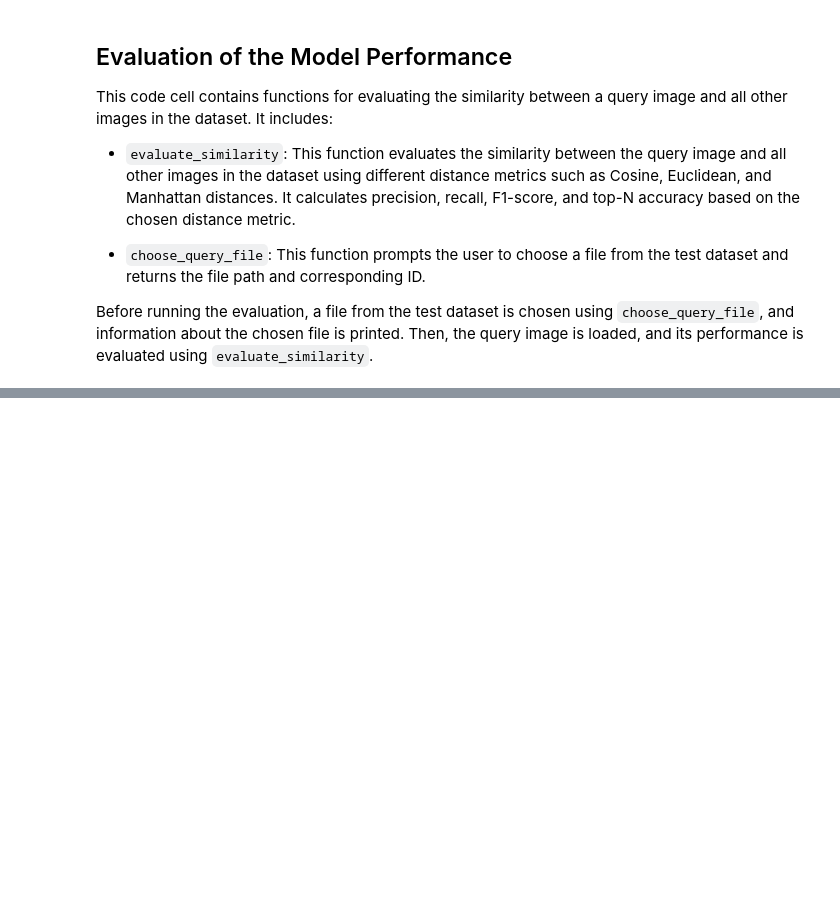
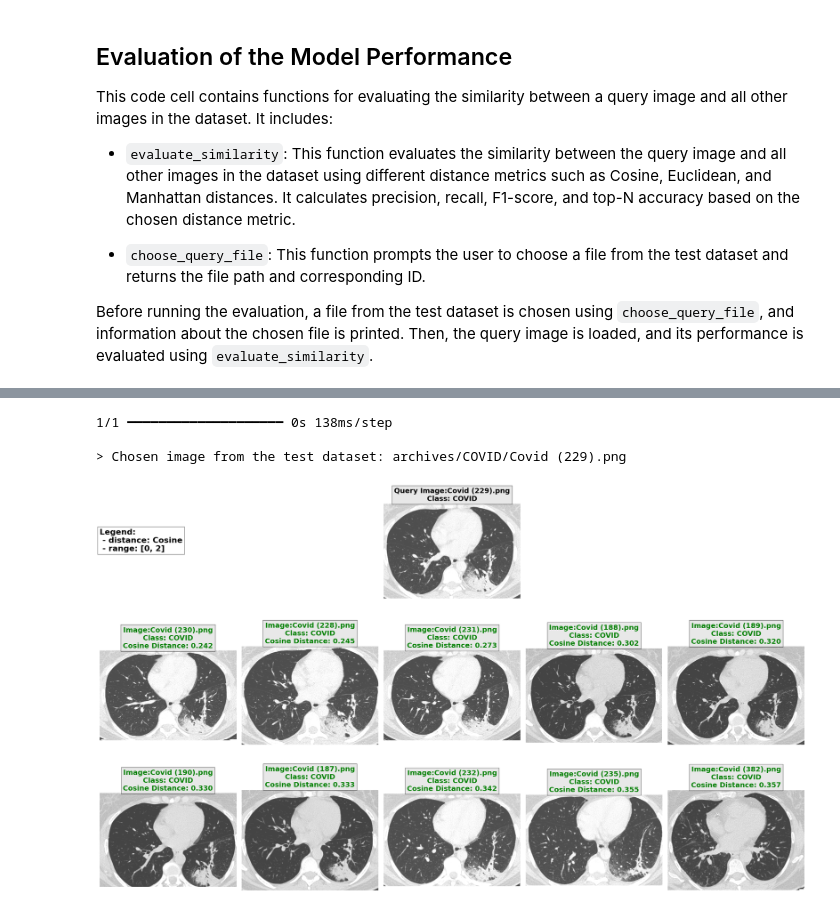
Before and after one commit to Sabaudian/Information_Retrieval_Project, a Jupyter notebook: ir_covid19_search_engine.ipynb, the cells around one changed output, grey strips where cells are left out. Cells and saved outputs as stored; diff of their text form; code cells hidden in the pictures; blank space fills up the shorter version.

Commit message:
ResNet50 model implementation and Refactoring

```diff
--- a/ir_covid19_search_engine.ipynb
+++ b/ir_covid19_search_engine.ipynb
@@ -61,6 +62,8 @@ DATAFRAME_PATH = os.path.join(DATA_PATH, "chest_ct_scan_table.csv")  # Path to t
 TRAIN_DATA_PATH = os.path.join(DATA_PATH, "train_data.csv")  # Path to train data
 TEST_DATA_PATH = os.path.join(DATA_PATH, "test_data.csv")  # Path to test data
 VGG16_FEATURES_PATH = os.path.join(DATA_PATH, "VGG16_extracted_feature.json")  # PAth to VGG16 extracted features
+RESNET50_FEATURES_PATH = os.path.join(DATA_PATH, "ResNet50_extracted_feature.json")  # PAth to VGG16 extracted features
+
 
 # DATA, KERAS AND SIMILAR
 CLASSES = ["COVID", "non-COVID"]
@@ -570,6 +588,14 @@ def find_similar_images(features_of_query: np.array, all_features: np.array, dis
         distance_func = manhattan_distances
     else:
         raise ValueError("Invalid distance metric. Please choose 'Cosine', 'Euclidean', 'Manhattan'.")
+
+    # Reshape or flatten the query features
+    if len(features_of_query.shape) > 2:
+        features_of_query = features_of_query.flatten()
+
+    # Reshape or flatten all features
+    if len(all_features.shape) > 2:
+        all_features = all_features.reshape(all_features.shape[0], -1)
 
     # Calculate distances between the query image features and all other images
     distances = distance_func(X=features_of_query.reshape(1, -1), Y=all_features)
@@ -877,0 +967,42 @@ evaluate_similarity(query_img_features=query, query_img_id=chosen_id, all_featur
+# %%
+# ResNet50 model
+resnet50_model = ResNet50Net()
+
+# Extracting features from dataset
+resnet50_features = extract_feature_from_data(input_model=resnet50_model, path_to_data=TRAIN_DATA_PATH)
+# %%
+## ************************************ RESNET50 - FROM QUERY FIND SIMILAR ********************************** ##
+
+# Load the features data from the JSON file
+resnet50_features_dataframe = pd.read_json(path_or_buf=RESNET50_FEATURES_PATH)
+
+# Choose a file from the test dataset
+resnet50_chosen_file_path, resnet50_chosen_id, resnet50_distance = choose_query_file_and_distance(query_dataset=test_data)
+
+# Load the query image
+resnet50_query_features = resnet50_model.loading_images(path_to_data=resnet50_chosen_file_path)
+resnet50_query_features = resnet50_model.model.predict(x=resnet50_query_features)[0]
+resnet50_query_features = resnet50_query_features / np.linalg.norm(x=resnet50_query_features)
+
+# Separate features and labels
+resnet50_all_features = np.array(resnet50_features_dataframe["features"].to_list())
+
+# Calculate cosine distances and find similar images
+resnet50_similar_indices, resnet50_similar_distances, resnet50_function = find_similar_images(features_of_query=resnet50_query_features,
+                                                                                              all_features=resnet50_all_features,
+                                                                                              distance_metric=resnet50_distance)
+
+# Print info.
+print("\n> Chosen image from the test dataset:", chosen_file_path)
+
+# Plot similar images with classes
+plot_similar_images(path_to_query_image=resnet50_chosen_file_path, query_class=resnet50_chosen_id,
+                    similar_image_paths=[train_data.iloc[index]["file_path"] for index in resnet50_similar_indices],
+                    similar_classes=[train_data.iloc[index]["id"] for index in resnet50_similar_indices],
+                    similar_distance_parameters=resnet50_similar_distances,
+                    distance_metric=resnet50_function)
+# %% [output]
+1/1 ━━━━━━━━━━━━━━━━━━━━ 0s 138ms/step
+
+> Chosen image from the test dataset: archives/COVID/Covid (229).png
+[figure, added]
```
Also changed, not shown: parts of 15 cells of this notebook.
